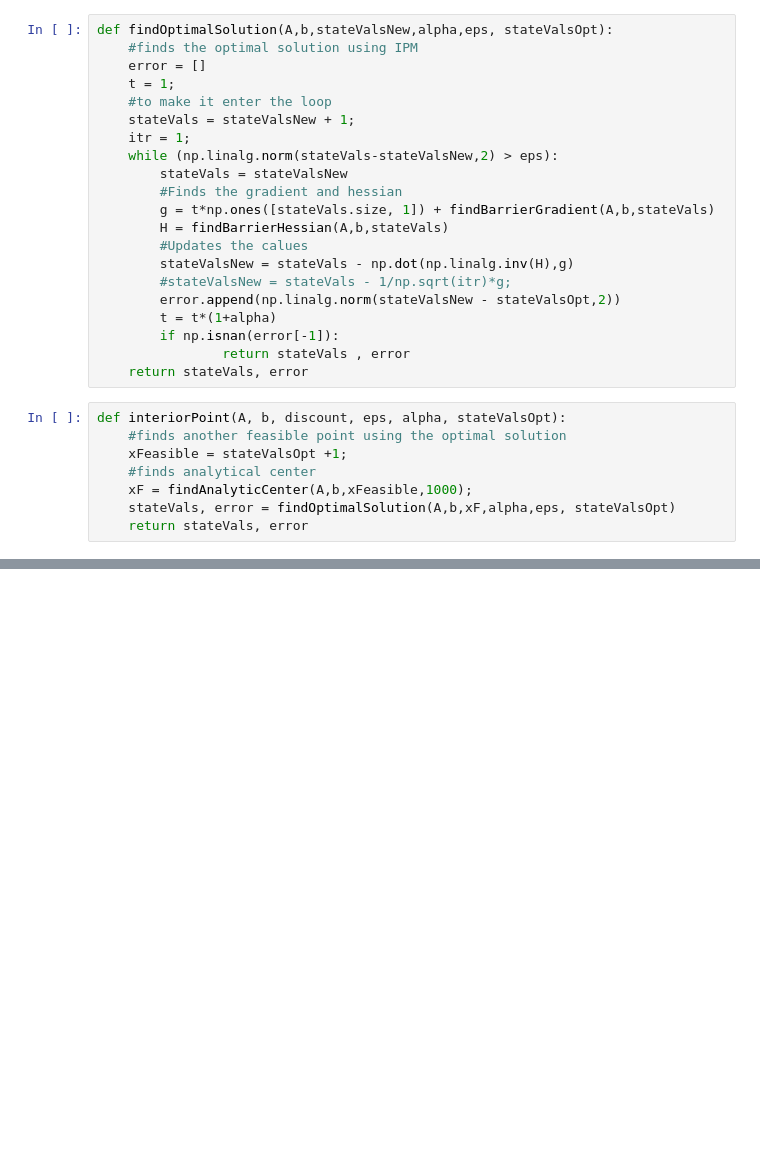
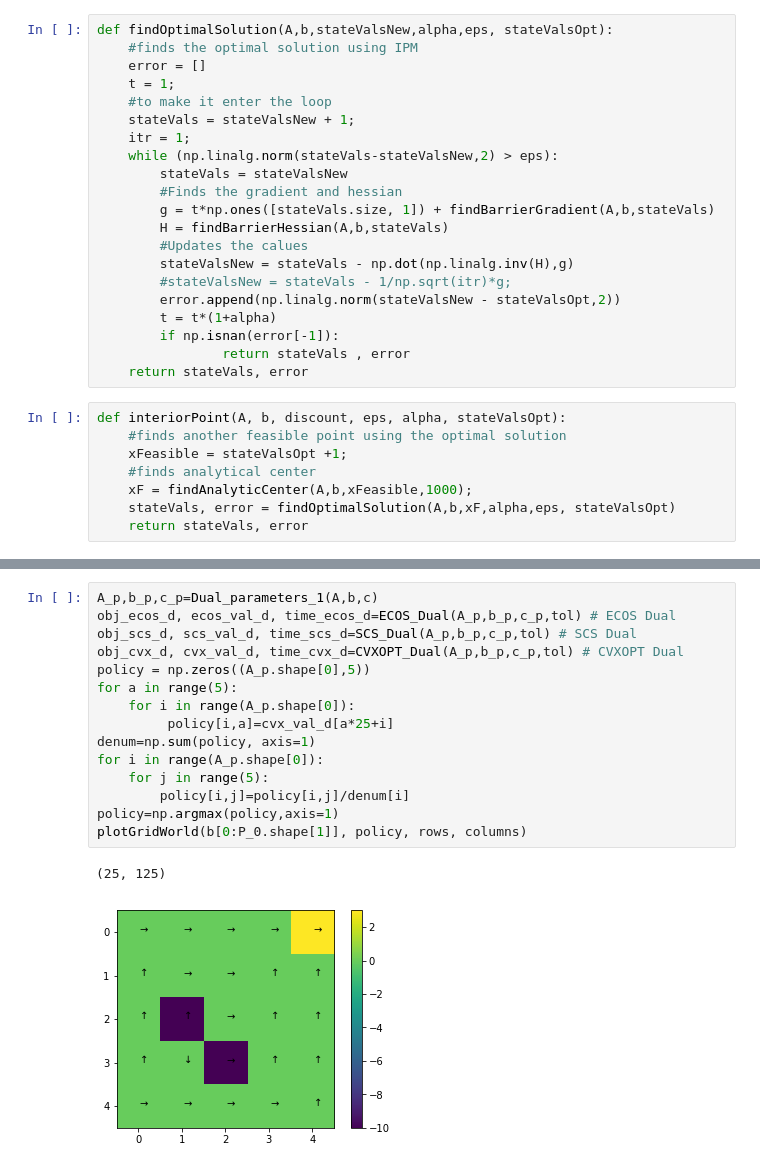
Before and after one commit to akhshah/cvxproj, a Jupyter notebook: GridWorld.ipynb, the cells around one changed output, grey strips where cells are left out. Cells and saved outputs as stored; diff of their text form; blank space fills up the shorter version.

```diff
--- a/GridWorld.ipynb
+++ b/GridWorld.ipynb
@@ -713,0 +778,18 @@ print(projgrad_val)
+# %%
+A_p,b_p,c_p=Dual_parameters_1(A,b,c)
+obj_ecos_d, ecos_val_d, time_ecos_d=ECOS_Dual(A_p,b_p,c_p,tol) # ECOS Dual
+obj_scs_d, scs_val_d, time_scs_d=SCS_Dual(A_p,b_p,c_p,tol) # SCS Dual
+obj_cvx_d, cvx_val_d, time_cvx_d=CVXOPT_Dual(A_p,b_p,c_p,tol) # CVXOPT Dual
+policy = np.zeros((A_p.shape[0],5))
+for a in range(5):
+    for i in range(A_p.shape[0]):
+         policy[i,a]=cvx_val_d[a*25+i]
+denum=np.sum(policy, axis=1)
+for i in range(A_p.shape[0]):
+    for j in range(5):
+        policy[i,j]=policy[i,j]/denum[i]
+policy=np.argmax(policy,axis=1)
+plotGridWorld(b[0:P_0.shape[1]], policy, rows, columns)
+# %% [output]
+(25, 125)
+[figure, added]
```
Also changed, not shown: parts of 22 cells of this notebook.
